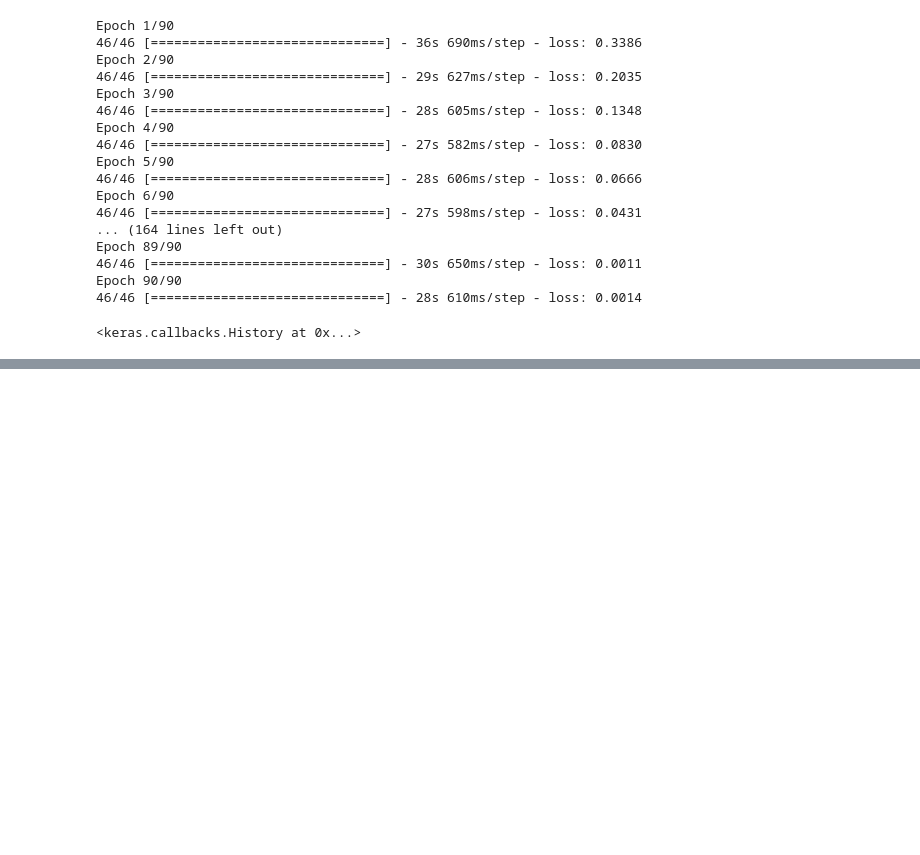
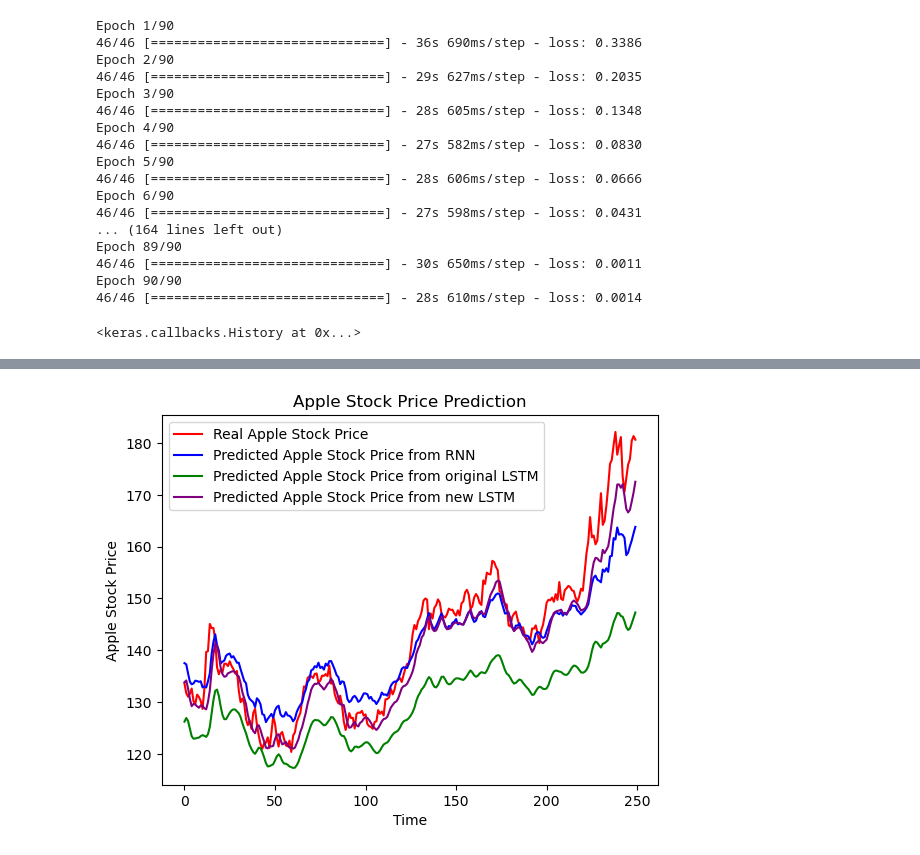
Before and after one commit to dniamsaard4codework/AI_PROJECT, a Jupyter notebook: RNN_LSTM_STOCK_PREDICT.ipynb, the cells around one changed output, grey strips where cells are left out. Saved outputs shown, nothing was run; the diff lists cells and outputs as text; code cells hidden in the pictures; blank space fills up the shorter version.

```diff
--- a/RNN_LSTM_STOCK_PREDICT.ipynb
+++ b/RNN_LSTM_STOCK_PREDICT.ipynb
@@ -286,0 +291,14 @@ LSTM Root Mean Squared Error: 13.054110762016842
+# %%
+#Initializing RNN
+lstm2 = Sequential()
+#Add LSTM layers and Dropout Regularization
+# 1st
+lstm2.add(LSTM(units = 50, return_sequences = True, input_shape = (X_train.shape[1],1)))
+lstm2.add(Dropout(0.20))
+#2nd
+lstm2.add(LSTM(units = 50, return_sequences = False))
+lstm2.add(Dropout(0.30))
+# Output layer
+lstm2.add(Dense(1))
+# Summary the lstm2
+lstm2.summary()
@@ -286,0 +324,3 @@ LSTM Root Mean Squared Error: 13.054110762016842
+# %%
+lstm2.compile(optimizer='adam', loss='mean_squared_error')
+lstm2.fit(X_train, y_train, batch_size= 32, epochs=90)
@@ -286,0 +346,18 @@ LSTM Root Mean Squared Error: 13.054110762016842
+# %%
+# New LSTM prediction
+lstm2_predicted_stock_price = lstm2.predict(X_test)
+lstm2_predicted_stock_price = sc.inverse_transform(lstm2_predicted_stock_price)
+# %%
+#Visualizing the results
+plt.plot(real_data, color = 'red', label = 'Real Apple Stock Price')
+plt.plot(rnn_predicted_stock_price, color = 'blue', label = 'Predicted Apple Stock Price from RNN')
+plt.plot(lstm_predicted_stock_price, color = 'green', label = 'Predicted Apple Stock Price from original LSTM')
+plt.plot(lstm2_predicted_stock_price, color = 'purple', label = 'Predicted Apple Stock Price from new LSTM')
+
+plt.title('Apple Stock Price Prediction')
+plt.xlabel('Time')
+plt.ylabel('Apple Stock Price')
+plt.legend()
+plt.show()
+# %% [output]
+[figure, added]
```
Also changed, not shown: parts of 18 cells of this notebook.
